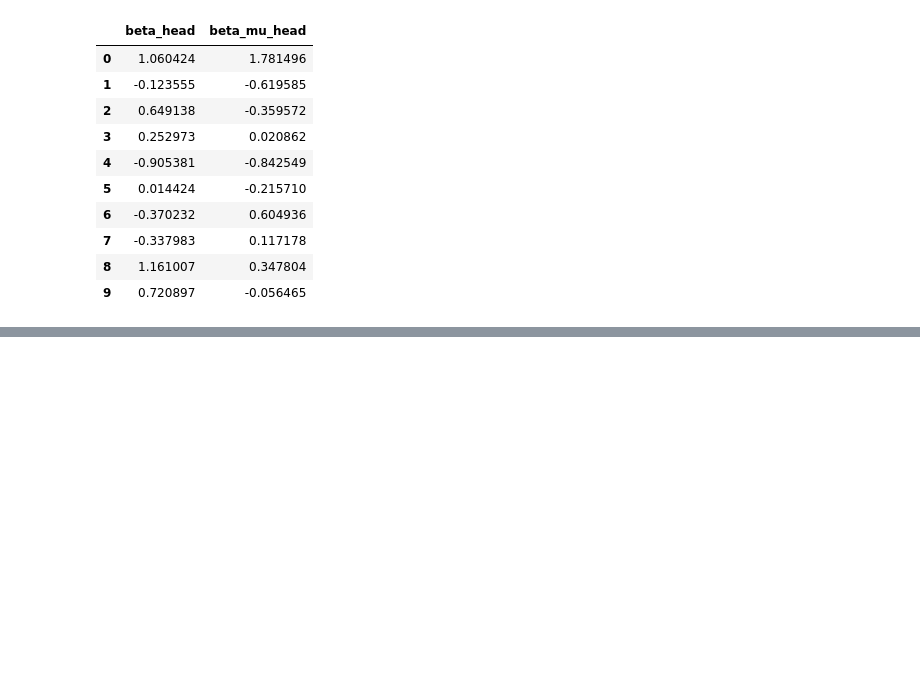
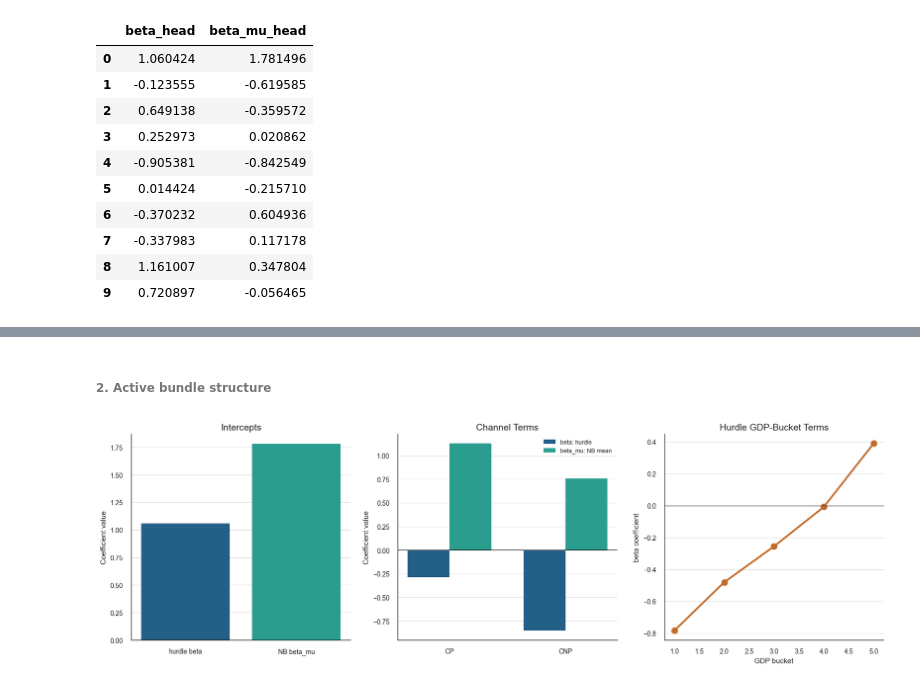
Before and after one commit to EsosaOrumwese/fraud-detection-system, a Jupyter notebook: analysis/dev_full_offline_investigation/00_investigation/notebooks/00_understanding_governed_data_world_p1.ipynb, the cells around one changed output, grey strips where cells are left out. Saved outputs shown, nothing was run; the diff lists cells and outputs as text; code cells hidden in the pictures; blank space fills up the shorter version.

```diff
--- a/analysis/dev_full_offline_investigation/00_investigation/notebooks/00_understanding_governed_data_world_p1.ipynb
+++ b/analysis/dev_full_offline_investigation/00_investigation/notebooks/00_understanding_governed_data_world_p1.ipynb
@@ -2807,0 +3410,6 @@ hurdle_coefficients_path: C:\Users\LEGION\Documents\Data Science\Python & R Scri
+# %% [markdown]
+###### 2. Active bundle structure
+# %%
+plot_hurdle_coeff_active_bundle_block_summary(hurdle_coeff_ctx)
+# %% [output]
+[figure, added]
```
Also changed, not shown: parts of 14 cells of this notebook.
